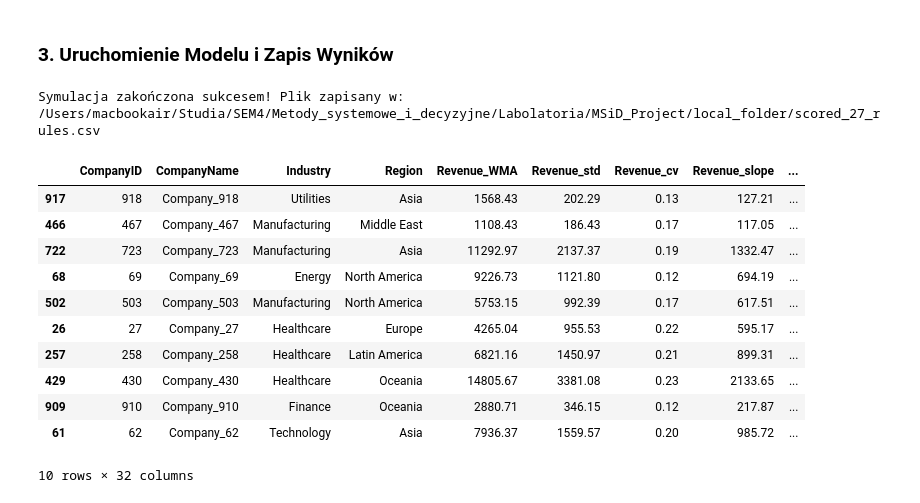
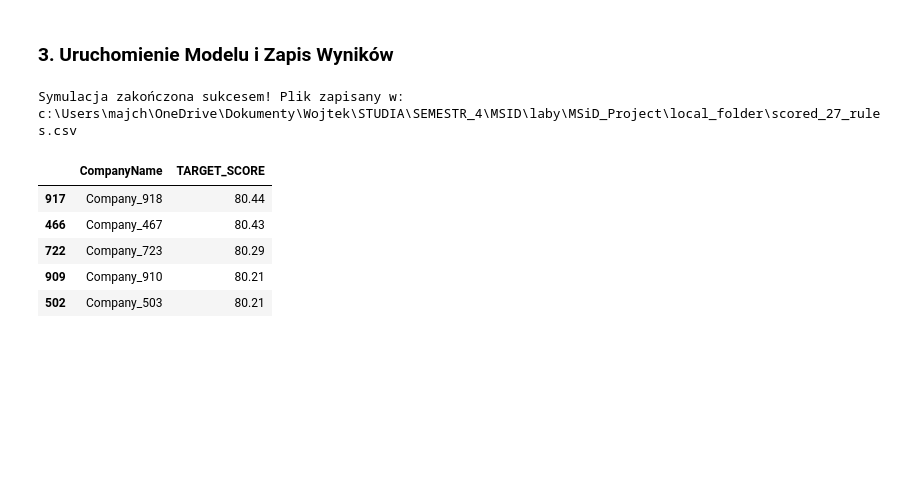
Before and after one commit to Wojciech-Majchrowski-23/MSiD_Project, a Jupyter notebook: src/fuzzy_rules_27.ipynb, the cells around one changed output. Cells and saved outputs as stored; diff of their text form; code cells hidden in the pictures; blank space fills up the shorter version.

```diff
--- a/src/fuzzy_rules_27.ipynb
+++ b/src/fuzzy_rules_27.ipynb
@@ -121,38 +121,35 @@ rules = [
 # %%
 output_path = LOCAL_FOLDER / 'scored_27_rules.csv'
 
 scoring_system = ctrl.ControlSystem(rules)
 simulation = ctrl.ControlSystemSimulation(scoring_system)
 
 results = []
 
 for idx, row in df.iterrows():
     try:
         simulation.input['EarningsYield'] = row['EarningsYield']
         simulation.input['Risk-AdjustedGrowth'] = row['Risk-AdjustedGrowth']
         simulation.input['ESG_Signal-to-Noise'] = row['ESG_Signal-to-Noise']
 
         simulation.compute()
         results.append(round(simulation.output['TARGET_SCORE'], 2))
     except Exception as e:
         results.append(np.nan)
 
 df['TARGET_SCORE'] = results
 df.to_csv(output_path, index=False)
 
 print(f"Symulacja zakończona sukcesem! Plik zapisany w: {output_path}")
-display(df.sort_values(by='TARGET_SCORE', ascending=False).head(10))
+# display(df.sort_values(by='TARGET_SCORE', ascending=False).head(10))
+
+df_sorted = df.sort_values(by='TARGET_SCORE', ascending=False)
+display(df_sorted[['CompanyName', 'TARGET_SCORE']].head(5))
 # %% [output]
-Symulacja zakończona sukcesem! Plik zapisany w: /Users/macbookair/Studia/SEM4/Metody_systemowe_i_decyzyjne/Labolatoria/MSiD_Project/local_folder/scored_27_rules.csv
+Symulacja zakończona sukcesem! Plik zapisany w: c:\Users\majch\OneDrive\Dokumenty\Wojtek\STUDIA\SEMESTR_4\MSID\laby\MSiD_Project\local_folder\scored_27_rules.csv
-|  | CompanyID | CompanyName | Industry | Region | Revenue_WMA | Revenue_std | Revenue_cv | Revenue_slope | ... |
-| 917 | 918 | Company_918 | Utilities | Asia | 1568.43 | 202.29 | 0.13 | 127.21 | ... |
-| 466 | 467 | Company_467 | Manufacturing | Middle East | 1108.43 | 186.43 | 0.17 | 117.05 | ... |
-| 722 | 723 | Company_723 | Manufacturing | Asia | 11292.97 | 2137.37 | 0.19 | 1332.47 | ... |
-| 68 | 69 | Company_69 | Energy | North America | 9226.73 | 1121.80 | 0.12 | 694.19 | ... |
-| 502 | 503 | Company_503 | Manufacturing | North America | 5753.15 | 992.39 | 0.17 | 617.51 | ... |
-| 26 | 27 | Company_27 | Healthcare | Europe | 4265.04 | 955.53 | 0.22 | 595.17 | ... |
-| 257 | 258 | Company_258 | Healthcare | Latin America | 6821.16 | 1450.97 | 0.21 | 899.31 | ... |
-| 429 | 430 | Company_430 | Healthcare | Oceania | 14805.67 | 3381.08 | 0.23 | 2133.65 | ... |
-| 909 | 910 | Company_910 | Finance | Oceania | 2880.71 | 346.15 | 0.12 | 217.87 | ... |
-| 61 | 62 | Company_62 | Technology | Asia | 7936.37 | 1559.57 | 0.20 | 985.72 | ... |
+|  | CompanyName | TARGET_SCORE |
+| 917 | Company_918 | 80.44 |
+| 466 | Company_467 | 80.43 |
+| 722 | Company_723 | 80.29 |
+| 909 | Company_910 | 80.21 |
+| 502 | Company_503 | 80.21 |
-10 rows × 32 columns
```
Also changed, not shown: 3 other files.
